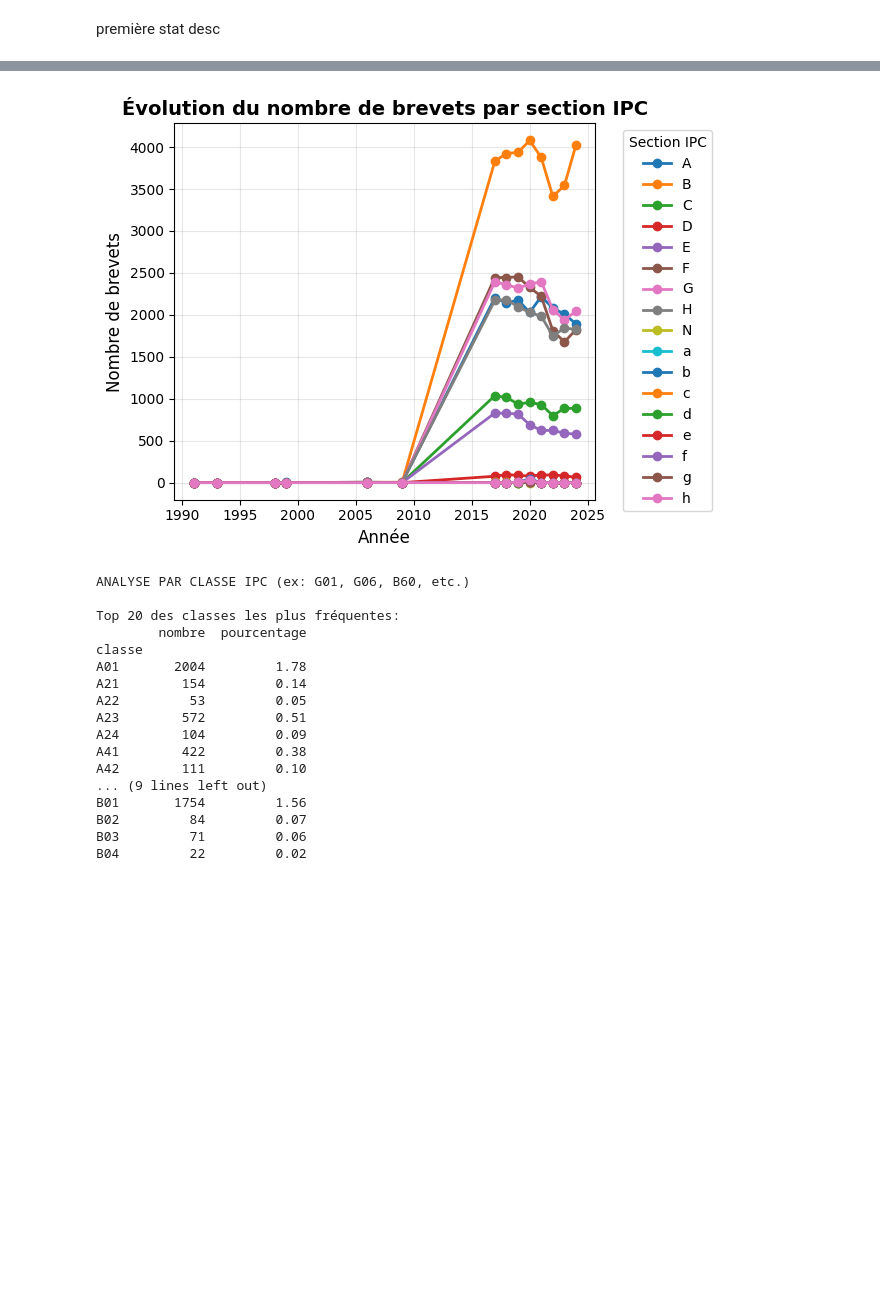
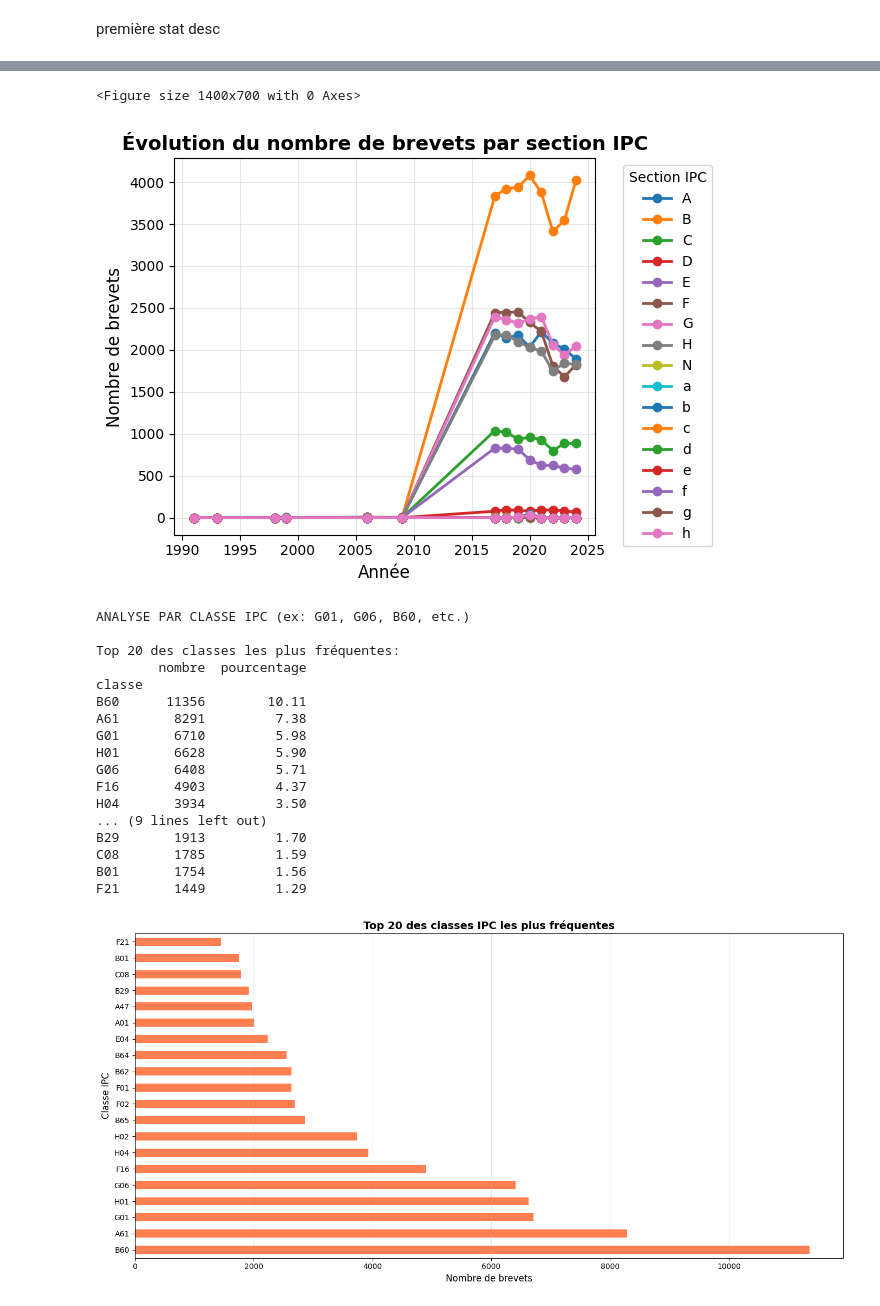
Before and after one commit to IrisLaf/Depots-de-brevets-et-marches-financiers, a Jupyter notebook: importation_données.ipynb, the cells around one changed output, grey strips where cells are left out. Drawn from its saved outputs; the diff is of its cells as text; code cells hidden in the pictures; blank space fills up the shorter version.

Commit message:
correction graph + classification brevets

```diff
--- a/importation_données.ipynb
+++ b/importation_données.ipynb
@@ -78,7 +80,6 @@ data_brevets_clean.head(5)
 # %% [markdown]
 première stat desc
 # %%
-#CA MARCHE PAS pip install -r requirements.txt
 import matplotlib.pyplot as plt
 # Extraire la section (première lettre) et la classe (lettre + 2 chiffres)
 data_brevets_clean['section'] = data_brevets_clean['classification_1_text'].str[0]
@@ -100,9 +101,6 @@ df_stats_section = pd.DataFrame({
     'pourcentage': (comptage_section / comptage_section.sum() * 100).round(2)
 })
 print("\n", df_stats_section)
-
-# Visualisation - Distribution par section
-fig, axes = plt.subplots(1, 2, figsize=(15, 5))
 
 
 # Graphique en camembert
@@ -133,7 +131,7 @@ plt.show()
 print("ANALYSE PAR CLASSE IPC (ex: G01, G06, B60, etc.)")
 
 # Comptage par classe
-comptage_classe = data_brevets_clean['classe'].value_counts().sort_index()
+comptage_classe = data_brevets_clean['classe'].value_counts().sort_values(ascending=False)
 
 # Top 20 des classes les plus fréquentes
 top20_classes = comptage_classe.head(20)
@@ -220,18 +237,20 @@ annee
+<Figure size 1400x700 with 0 Axes>
+[figure, new version]
+ANALYSE PAR CLASSE IPC (ex: G01, G06, B60, etc.)
+
+Top 20 des classes les plus fréquentes:
+        nombre  pourcentage
+classe
+B60      11356        10.11
+A61       8291         7.38
+G01       6710         5.98
+H01       6628         5.90
+G06       6408         5.71
+F16       4903         4.37
+H04       3934         3.50
+... (9 lines left out)
+B29       1913         1.70
+C08       1785         1.59
+B01       1754         1.56
+F21       1449         1.29
-[figure, old version]
+[figure, new version]
-ANALYSE PAR CLASSE IPC (ex: G01, G06, B60, etc.)
-
-Top 20 des classes les plus fréquentes:
-        nombre  pourcentage
-classe
-A01       2004         1.78
-A21        154         0.14
-A22         53         0.05
-A23        572         0.51
-A24        104         0.09
-A41        422         0.38
-A42        111         0.10
-... (9 lines left out)
-B01       1754         1.56
-B02         84         0.07
-B03         71         0.06
-B04         22         0.02
```
Also changed, not shown: parts of 6 cells of this notebook.
